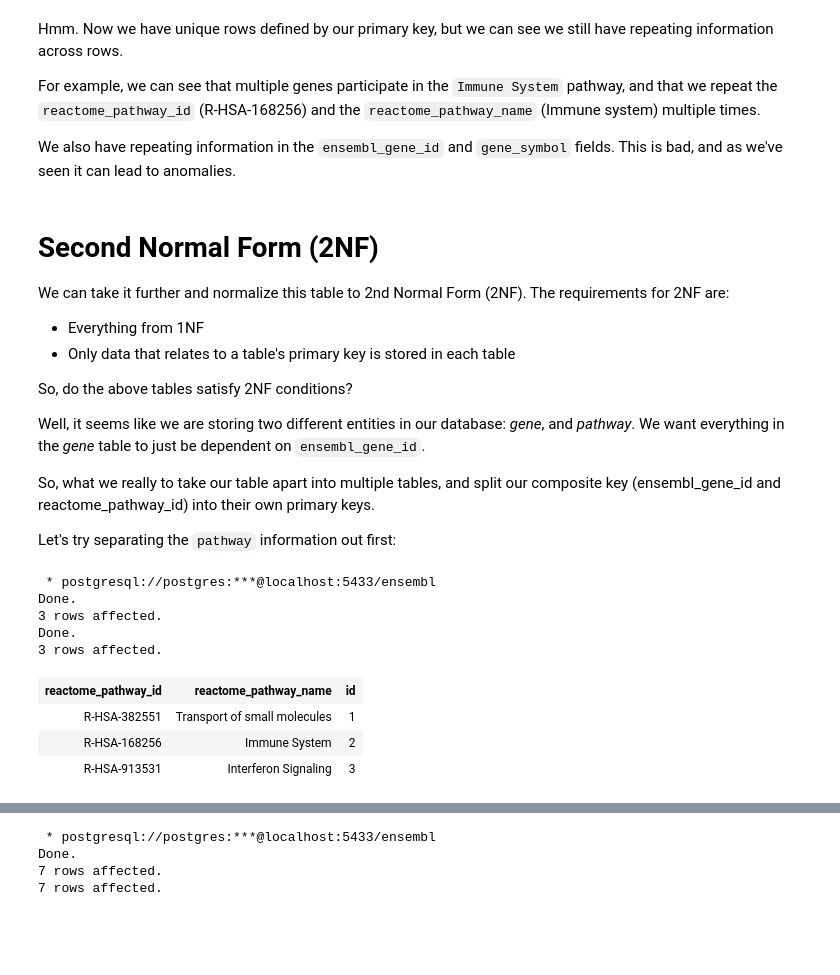
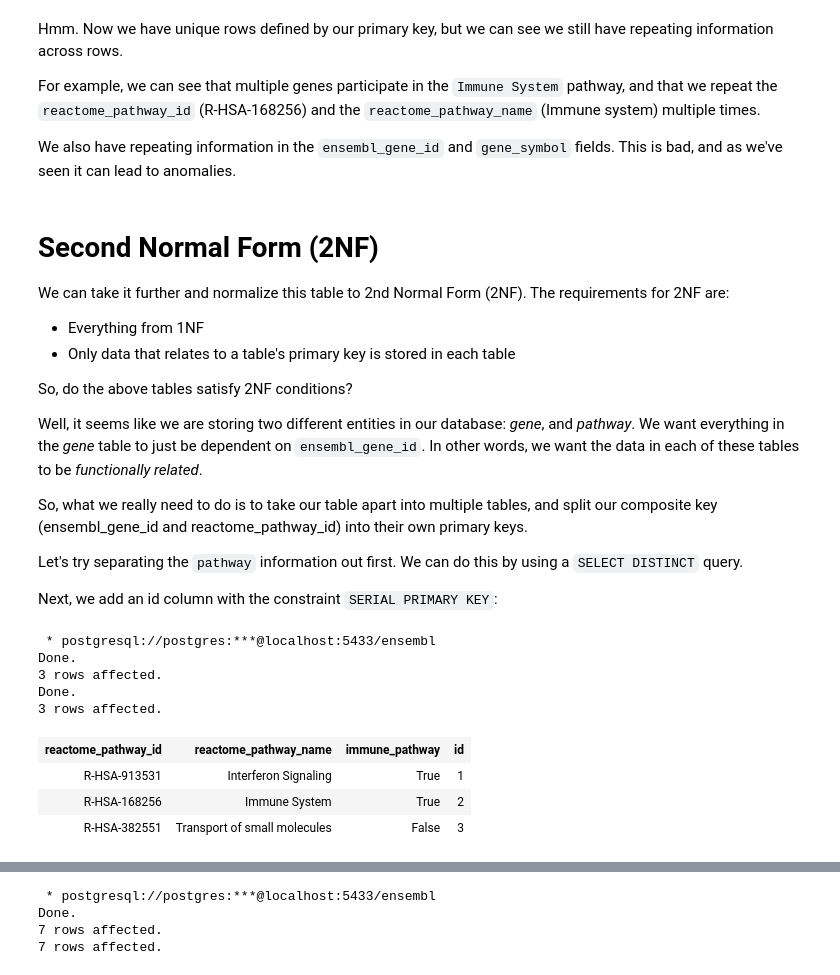
Before and after one commit to laderast/BMI535slides, a Jupyter notebook: 03_database_normalization.ipynb, the cells around one changed output, grey strips where cells are left out. Cells and saved outputs as stored; diff of their text form; code cells hidden in the pictures; blank space fills up the shorter version.

```diff
--- a/03_database_normalization.ipynb
+++ b/03_database_normalization.ipynb
@@ -186,27 +190,29 @@ We can take it further and normalize this table to 2nd Normal Form (2NF). The re
 
 So, do the above tables satisfy 2NF conditions?
 
-Well, it seems like we are storing two different entities in our database: *gene*, and *pathway*. We want everything in the *gene* table to just be dependent on `ensembl_gene_id`.
+Well, it seems like we are storing two different entities in our database: *gene*, and *pathway*. We want everything in the *gene* table to just be dependent on `ensembl_gene_id`. In other words, we want the data in each of these tables to be *functionally related*.
 
-So, what we really to take our table apart into multiple tables, and split our composite key (ensembl_gene_id and reactome_pathway_id) into their own primary keys.
+So, what we really need to do is to take our table apart into multiple tables, and split our composite key (ensembl_gene_id and reactome_pathway_id) into their own primary keys.
 
-Let's try separating the `pathway` information out first:
+Let's try separating the `pathway` information out first. We can do this by using a `SELECT DISTINCT` query.
+
+Next, we add an id column with the constraint `SERIAL PRIMARY KEY`:
 # %%
 %%sql
-    DROP TABLE IF EXISTS pathway;
+    DROP TABLE IF EXISTS pathway CASCADE;
     CREATE TABLE pathway AS
-        (SELECT DISTINCT reactome_pathway_id, reactome_pathway_name
+        (SELECT DISTINCT reactome_pathway_id, reactome_pathway_name, immune_pathway
         FROM gene_and_pathway);
     ALTER TABLE pathway
         ADD COLUMN id SERIAL PRIMARY KEY;
     SELECT * FROM pathway;
 # %% [output]
  * postgresql://postgres:***@localhost:5433/ensembl
 Done.
 3 rows affected.
 Done.
 3 rows affected.
-| reactome_pathway_id | reactome_pathway_name | id |
-| R-HSA-382551 | Transport of small molecules | 1 |
-| R-HSA-168256 | Immune System | 2 |
-| R-HSA-913531 | Interferon Signaling | 3 |
+| reactome_pathway_id | reactome_pathway_name | immune_pathway | id |
+| R-HSA-913531 | Interferon Signaling | True | 1 |
+| R-HSA-168256 | Immune System | True | 2 |
+| R-HSA-382551 | Transport of small molecules | False | 3 |
```
Also changed, not shown: parts of 29 cells of this notebook, 1 other file.
